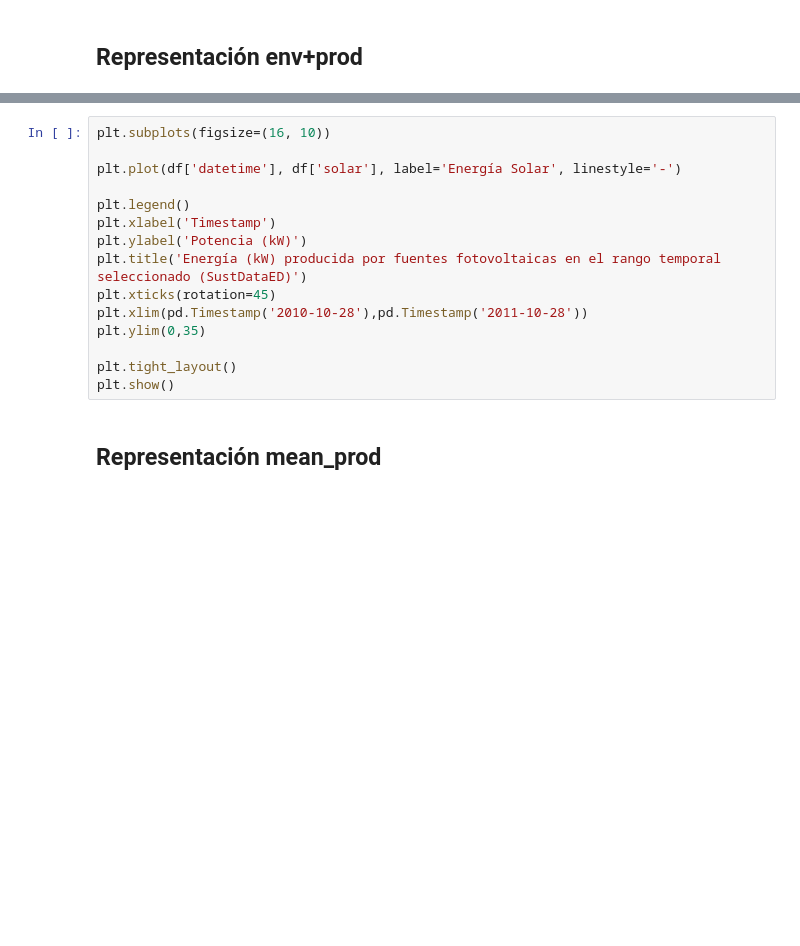
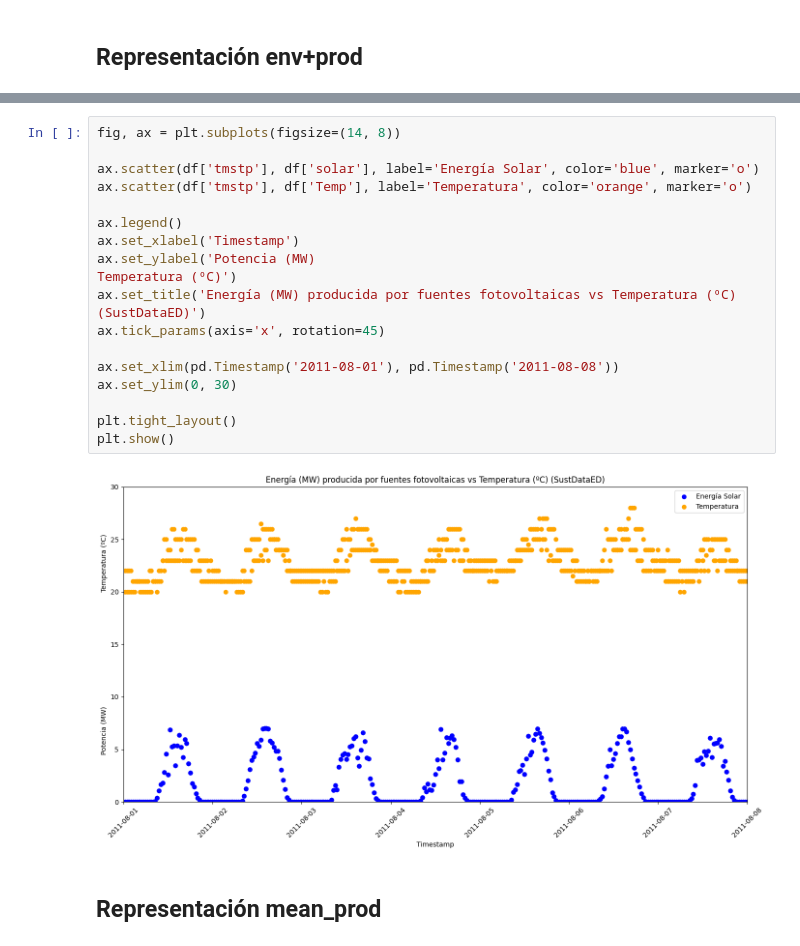
Before and after one commit to PaulaBartolomeMora/TFM, a Jupyter notebook: SustData/ficherodegraficas.ipynb, the cells around one changed output, grey strips where cells are left out. Drawn from its saved outputs; the diff is of its cells as text; blank space fills up the shorter version.

```diff
--- a/SustData/ficherodegraficas.ipynb
+++ b/SustData/ficherodegraficas.ipynb
@@ -146,18 +144,22 @@ plt.show()
-# %%
-plt.subplots(figsize=(16, 10))
-
-plt.plot(df['datetime'], df['solar'], label='Energía Solar', linestyle='-')
-
-plt.legend()
-plt.xlabel('Timestamp')
-plt.ylabel('Potencia (kW)')
-plt.title('Energía (kW) producida por fuentes fotovoltaicas en el rango temporal seleccionado (SustDataED)')
-plt.xticks(rotation=45)
-plt.xlim(pd.Timestamp('2010-10-28'),pd.Timestamp('2011-10-28'))
-plt.ylim(0,35)
-
-plt.tight_layout()
-plt.show()
+# %%
+fig, ax = plt.subplots(figsize=(14, 8))
+
+ax.scatter(df['tmstp'], df['solar'], label='Energía Solar', color='blue', marker='o')
+ax.scatter(df['tmstp'], df['Temp'], label='Temperatura', color='orange', marker='o')
+
+ax.legend()
+ax.set_xlabel('Timestamp')
+ax.set_ylabel('Potencia (MW)                                                      Temperatura (ºC)')
+ax.set_title('Energía (MW) producida por fuentes fotovoltaicas vs Temperatura (ºC) (SustDataED)')
+ax.tick_params(axis='x', rotation=45)
+
+ax.set_xlim(pd.Timestamp('2011-08-01'), pd.Timestamp('2011-08-08'))
+ax.set_ylim(0, 30)
+
+plt.tight_layout()
+plt.show()
+# %% [output]
+[figure, added]
 # %% [markdown]
 ## Representación mean_prod
 # %%
```
Also changed, not shown: parts of 21 cells of this notebook, 46 other files.
